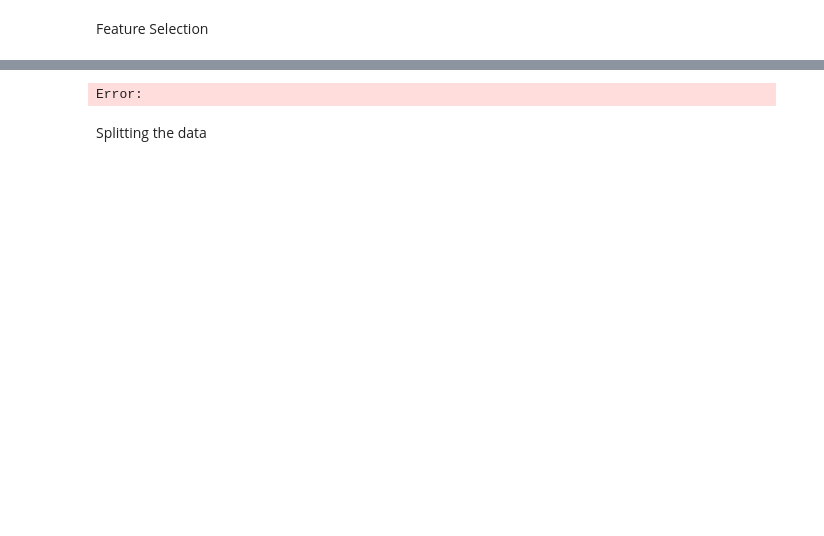
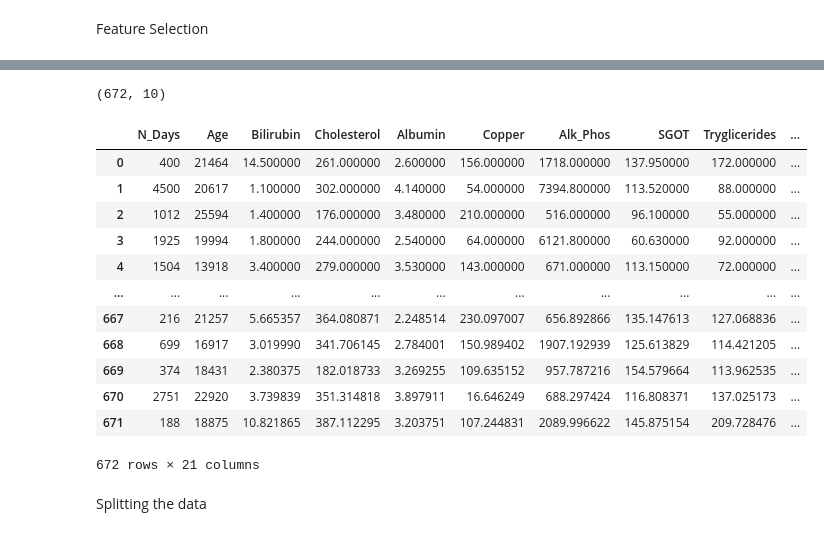
Before and after one commit to lasith54/ML_Project_Cirrhosis_Prediction, a Jupyter notebook: EE5253_2023_Code_Group38.ipynb, the cells around one changed output, grey strips where cells are left out. Drawn from its saved outputs; the diff is of its cells as text; code cells hidden in the pictures; blank space fills up the shorter version.

```diff
--- a/EE5253_2023_Code_Group38.ipynb
+++ b/EE5253_2023_Code_Group38.ipynb
@@ -229,4 +313,6 @@ Feature Selection
 # %%
-fs =SelectKBest(score_func=chi2, k=9)
-fs.fit(X,y)
+categorical_columns = ['Stage', 'Missing', 'Placebo', 'M', 'Ascites_N', 'Ascites_Y', 'Hepatomegaly_N',
+                       'Hepatomegaly_Y', 'Spiders_N', 'Spiders_Y', 'Edema_S', 'Edema_Y']
+fs =SelectKBest(score_func=chi2, k=10)
+fs.fit(X[categorical_columns],y)
 # %% [output]
@@ -247,3 +348,3 @@ Error:
 # %%
-X_selected = fs.fit_transform(X, y)
-X_selected = pd.DataFrame(X_selected)
+X_selected_categorical = fs.fit_transform(X[categorical_columns], y)
+X_selected_categorical = pd.DataFrame(X_selected_categorical)
@@ -256,4 +360,4 @@ Error:
 # %%
-X_selected.shape
+X_selected_categorical.shape
 # %% [output]
-Error:
+(672, 10)
@@ -260,3 +369,20 @@ Error:
+# %%
+X_selected.columns = X_selected.columns.astype(str)
+X_selected
+# %% [output]
+|  | N_Days | Age | Bilirubin | Cholesterol | Albumin | Copper | Alk_Phos | SGOT | Tryglicerides | ... |
+| 0 | 400 | 21464 | 14.500000 | 261.000000 | 2.600000 | 156.000000 | 1718.000000 | 137.950000 | 172.000000 | ... |
+| 1 | 4500 | 20617 | 1.100000 | 302.000000 | 4.140000 | 54.000000 | 7394.800000 | 113.520000 | 88.000000 | ... |
+| 2 | 1012 | 25594 | 1.400000 | 176.000000 | 3.480000 | 210.000000 | 516.000000 | 96.100000 | 55.000000 | ... |
+| 3 | 1925 | 19994 | 1.800000 | 244.000000 | 2.540000 | 64.000000 | 6121.800000 | 60.630000 | 92.000000 | ... |
+| 4 | 1504 | 13918 | 3.400000 | 279.000000 | 3.530000 | 143.000000 | 671.000000 | 113.150000 | 72.000000 | ... |
+| ... | ... | ... | ... | ... | ... | ... | ... | ... | ... | ... |
+| 667 | 216 | 21257 | 5.665357 | 364.080871 | 2.248514 | 230.097007 | 656.892866 | 135.147613 | 127.068836 | ... |
+| 668 | 699 | 16917 | 3.019990 | 341.706145 | 2.784001 | 150.989402 | 1907.192939 | 125.613829 | 114.421205 | ... |
+| 669 | 374 | 18431 | 2.380375 | 182.018733 | 3.269255 | 109.635152 | 957.787216 | 154.579664 | 113.962535 | ... |
+| 670 | 2751 | 22920 | 3.739839 | 351.314818 | 3.897911 | 16.646249 | 688.297424 | 116.808371 | 137.025173 | ... |
+| 671 | 188 | 18875 | 10.821865 | 387.112295 | 3.203751 | 107.244831 | 2089.996622 | 145.875154 | 209.728476 | ... |
+672 rows × 21 columns
 # %% [markdown]
 Splitting the data
 # %%
```
Also changed, not shown: parts of 85 cells of this notebook.
